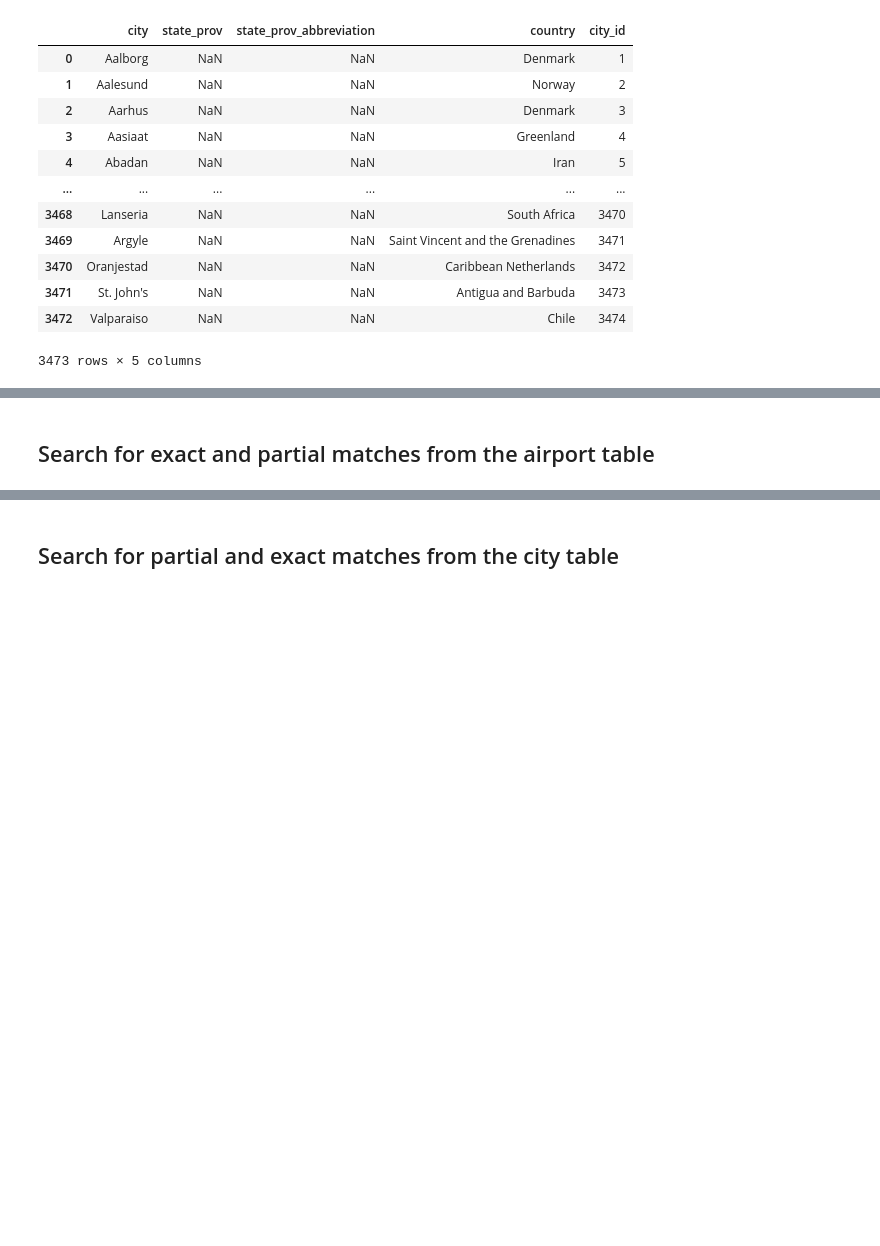
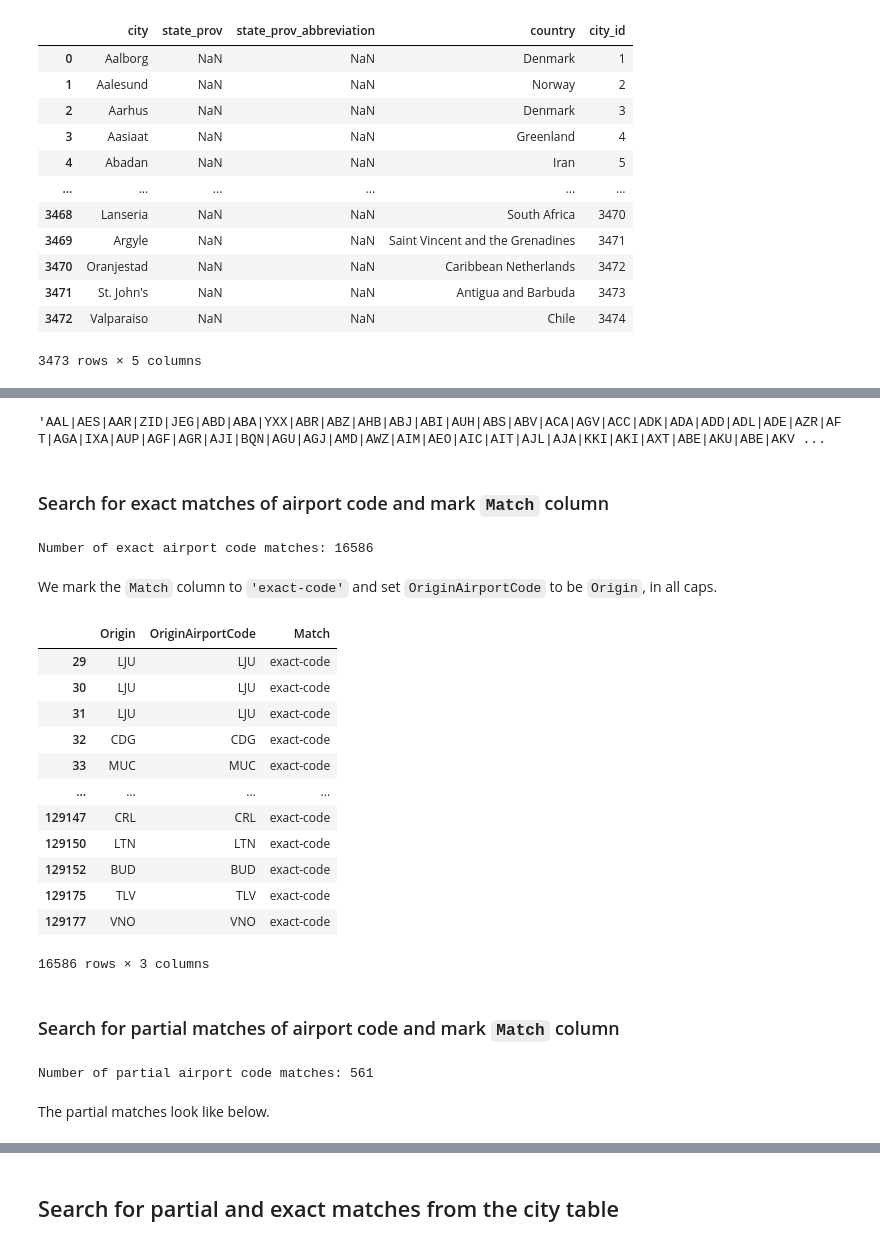
Before and after one commit to paulabondoc/airline-ratings-data-project, a Jupyter notebook: Script1 - Data_cleaning.ipynb, the cells around one changed output, grey strips where cells are left out. Cells and saved outputs as stored; diff of their text form; code cells hidden in the pictures; blank space fills up the shorter version.

Commit message:
Add code for finding exact and partial airport code matches

```diff
--- a/Script1 - Data_cleaning.ipynb
+++ b/Script1 - Data_cleaning.ipynb
@@ -941,3 +943,6 @@ dataset_origin_destination.head()
+# %%
+dataset_origin_destination['Origin'] = dataset_origin_destination['Origin'].str.strip(' =?[0-9],')
+dataset_origin_destination['Destination'] = dataset_origin_destination['Destination'].str.strip(' =?[0-9],')
 # %% [markdown]
 # Standardize city and airport names
 # %% [markdown]
@@ -984,3 +989,5 @@ cities_modified = cities.copy()
 # %%
 import numpy as np
 dataset_origin_destination['Match'] = np.nan
+# %%
+dataset_origin_destination[['OriginAirportCode', 'OriginCityId', 'DestinationAirportCode', 'DestinationCityId']] = np.nan
@@ -987,2 +1006,43 @@ dataset_origin_destination['Match'] = np.nan
+# %%
+all_codes_regex = "|".join(airports['Code'])
+all_codes_regex
+# %% [output]
+'AAL|AES|AAR|ZID|JEG|ABD|ABA|YXX|ABR|ABZ|AHB|ABJ|ABI|AUH|ABS|ABV|ACA|AGV|ACC|ADK|ADA|ADD|ADL|ADE|AZR|AFT|AGA|IXA|AUP|AGF|AGR|AJI|BQN|AGU|AGJ|AMD|AWZ|AIM|AEO|AIC|AIT|AJL|AJA|KKI|AKI|AXT|ABE|AKU|ABE|AKV ...
+# %% [markdown]
+### Search for exact matches of airport code and mark `Match` column
+# %%
+airport_code_exact_index = dataset_origin_destination.index[dataset_origin_destination['Origin'].str.fullmatch(all_codes_regex, case=False)]
+print("Number of exact airport code matches:", len(airport_code_exact_index))
+# %% [output]
+Number of exact airport code matches: 16586
+# %% [markdown]
+We mark the `Match` column to `'exact-code'` and set `OriginAirportCode` to be `Origin`, in all caps.
+# %%
+dataset_origin_destination.loc[airport_code_exact_index, 'OriginAirportCode'] = dataset_origin_destination.loc[airport_code_exact_index, 'Origin'].str.upper()
+dataset_origin_destination.loc[airport_code_exact_index, 'Match'] = 'exact-code'
+dataset_origin_destination.loc[airport_code_exact_index, ['Origin', 'OriginAirportCode', 'Match']]
+# %% [output]
+|  | Origin | OriginAirportCode | Match |
+| 29 | LJU | LJU | exact-code |
+| 30 | LJU | LJU | exact-code |
+| 31 | LJU | LJU | exact-code |
+| 32 | CDG | CDG | exact-code |
+| 33 | MUC | MUC | exact-code |
+| ... | ... | ... | ... |
+| 129147 | CRL | CRL | exact-code |
+| 129150 | LTN | LTN | exact-code |
+| 129152 | BUD | BUD | exact-code |
+| 129175 | TLV | TLV | exact-code |
+| 129177 | VNO | VNO | exact-code |
+16586 rows × 3 columns
 # %% [markdown]
-## Search for exact and partial matches from the airport table
+### Search for partial matches of airport code and mark `Match` column
+# %%
+airport_code_partial_index = dataset_origin_destination[((dataset_origin_destination['Origin'].str.match(all_codes_regex))
+                            | (dataset_origin_destination['Origin'].str.contains(all_codes_regex)))
+                            & (dataset_origin_destination['Origin'].str.fullmatch(all_codes_regex) == False)].index
+print("Number of partial airport code matches:", len(airport_code_partial_index))
+# %% [output]
+Number of partial airport code matches: 561
+# %% [markdown]
+The partial matches look like below.
```
Also changed, not shown: parts of 8 cells of this notebook.
